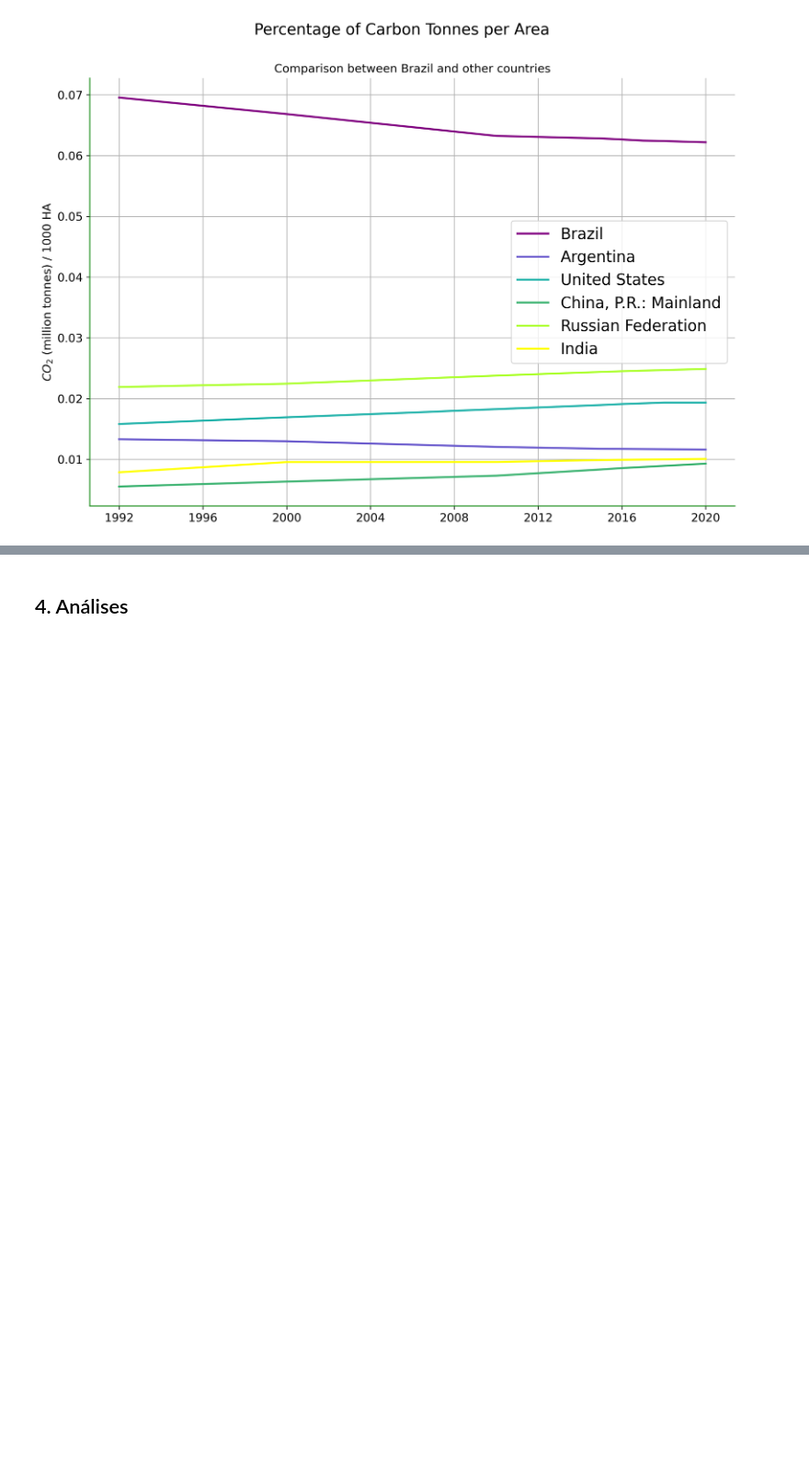
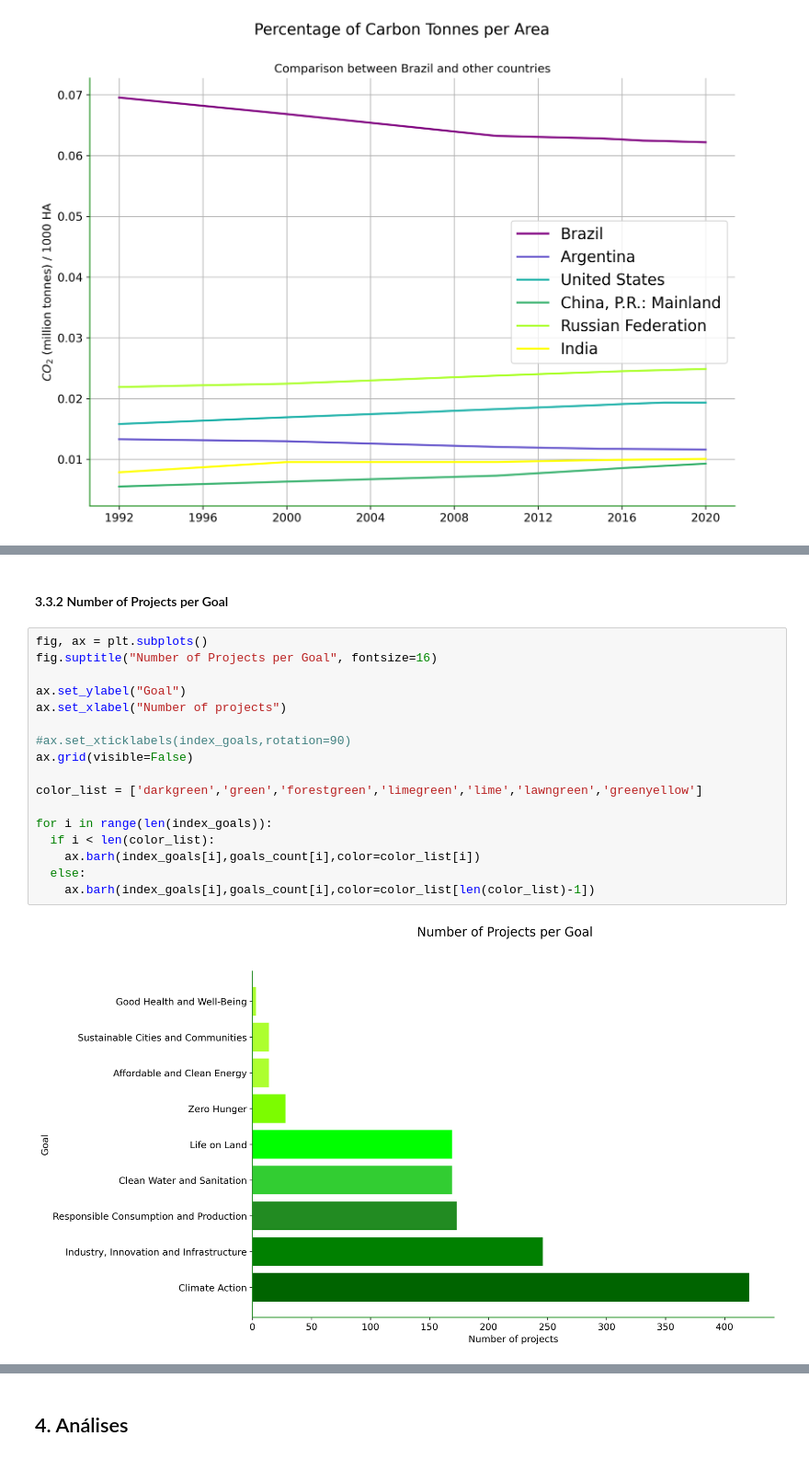
Before and after one commit to luiz826/carbon-credit, a Jupyter notebook: ECDV2-Carbon_Market.ipynb, the cells around one changed output, grey strips where cells are left out. Shown at 92% size. Drawn from its saved outputs; the diff is of its cells as text; blank space fills up the shorter version.

```diff
--- a/ECDV2-Carbon_Market.ipynb
+++ b/ECDV2-Carbon_Market.ipynb
@@ -235,0 +304,21 @@ for col, country in zip(colors, countries):
+# %% [markdown]
+#### 3.3.2 Number of Projects per Goal
+# %%
+fig, ax = plt.subplots()
+fig.suptitle("Number of Projects per Goal", fontsize=16)
+
+ax.set_ylabel("Goal")
+ax.set_xlabel("Number of projects")
+
+#ax.set_xticklabels(index_goals,rotation=90)
+ax.grid(visible=False)
+
+color_list = ['darkgreen','green','forestgreen','limegreen','lime','lawngreen','greenyellow']
+
+for i in range(len(index_goals)):
+  if i < len(color_list):
+    ax.barh(index_goals[i],goals_count[i],color=color_list[i])
+  else:
+    ax.barh(index_goals[i],goals_count[i],color=color_list[len(color_list)-1])
+# %% [output]
+[figure, added]
```
Also changed, not shown: parts of 14 cells of this notebook, 1 other file.
